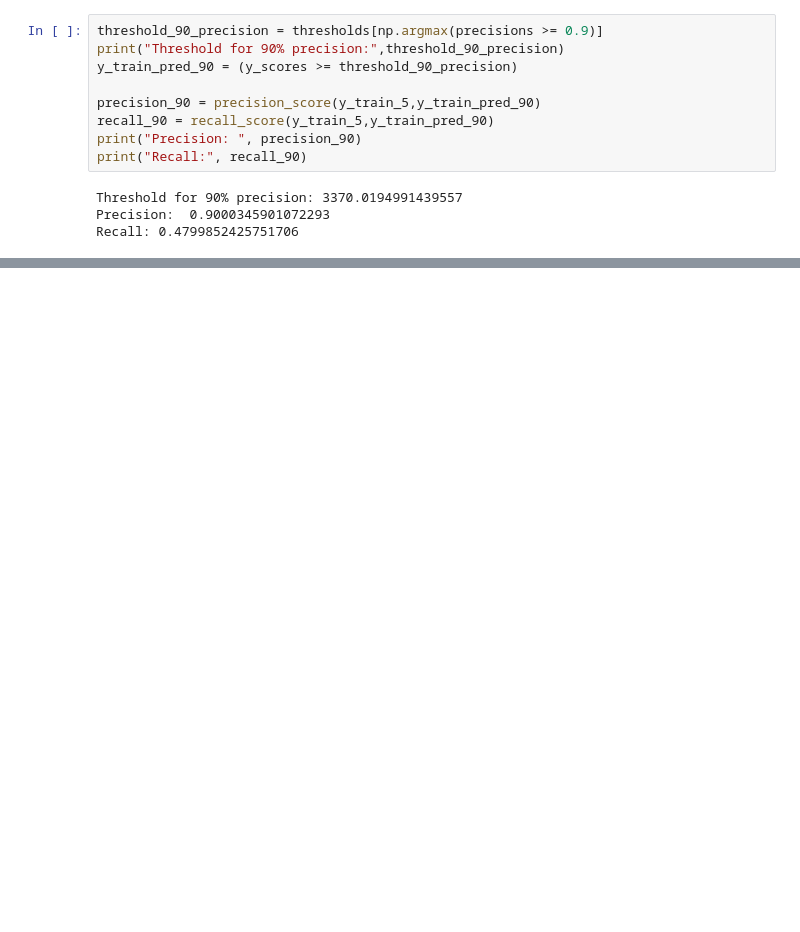
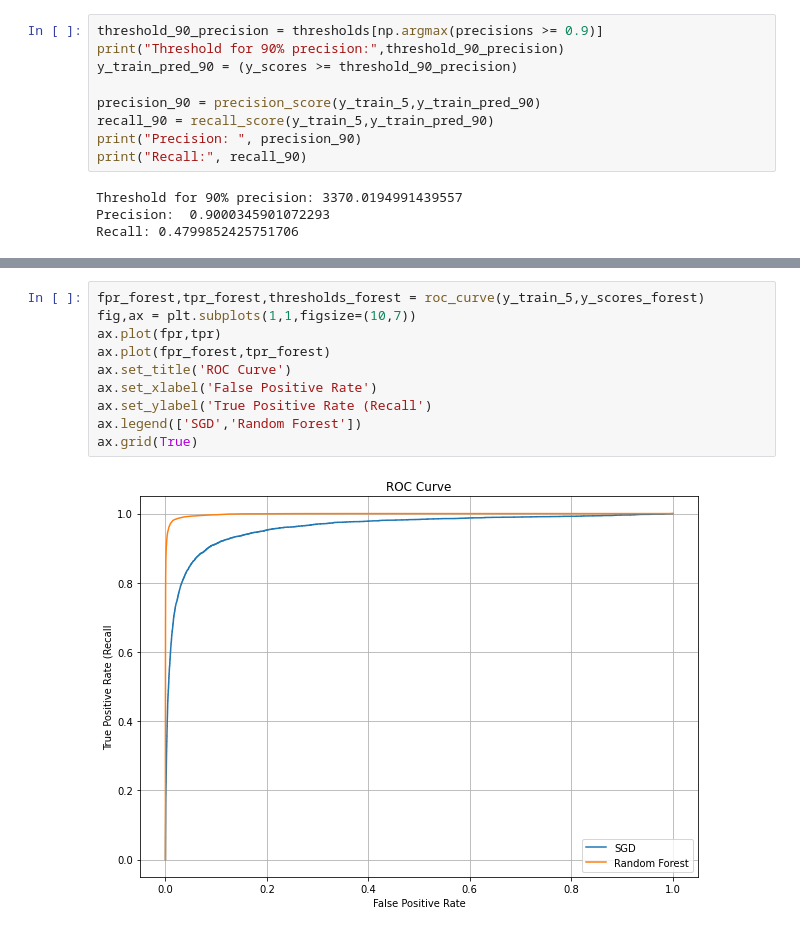
Before and after one commit to chandrusuresh/Hands-On-ML, a Jupyter notebook: Ch3_Classification/MNIST.ipynb, the cells around one changed output, grey strips where cells are left out. Drawn from its saved outputs; the diff is of its cells as text; blank space fills up the shorter version.

```diff
--- a/Ch3_Classification/MNIST.ipynb
+++ b/Ch3_Classification/MNIST.ipynb
@@ -146,0 +250,12 @@ Recall: 0.4799852425751706
+# %%
+fpr_forest,tpr_forest,thresholds_forest = roc_curve(y_train_5,y_scores_forest)
+fig,ax = plt.subplots(1,1,figsize=(10,7))
+ax.plot(fpr,tpr)
+ax.plot(fpr_forest,tpr_forest)
+ax.set_title('ROC Curve')
+ax.set_xlabel('False Positive Rate')
+ax.set_ylabel('True Positive Rate (Recall')
+ax.legend(['SGD','Random Forest'])
+ax.grid(True)
+# %% [output]
+[figure, added]
```
Also changed, not shown: parts of 19 cells of this notebook.
